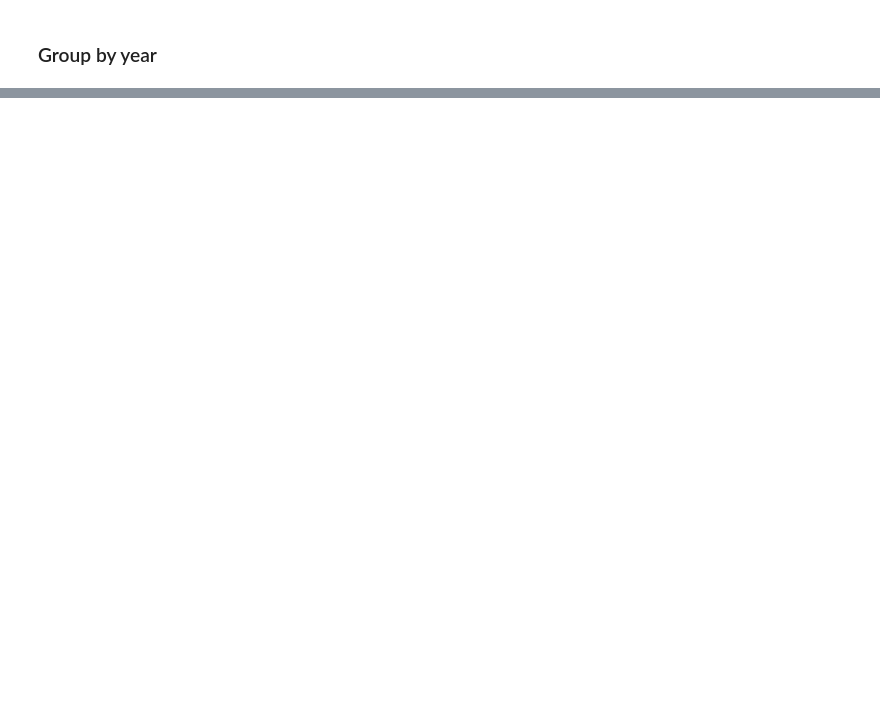
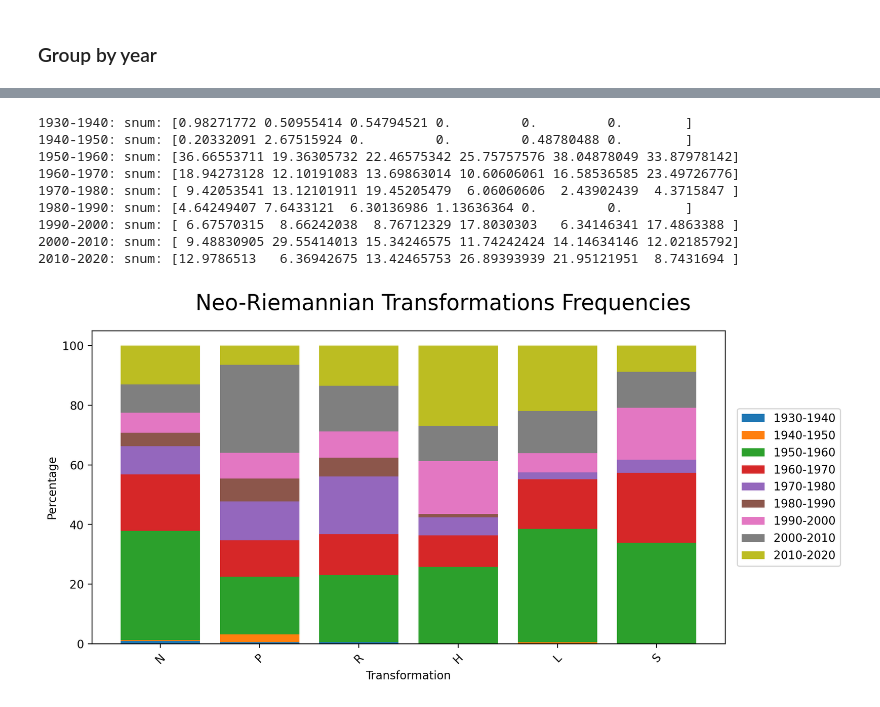
Before and after one commit to 1chenjes1/EPFL_DCML_2025, a Jupyter notebook: Notebooks/5 - Neo-Riemannian Transformations.ipynb, the cells around one changed output, grey strips where cells are left out. Cells and saved outputs as stored; diff of their text form; code cells hidden in the pictures; blank space fills up the shorter version.

```diff
--- a/Notebooks/5 - Neo-Riemannian Transformations.ipynb
+++ b/Notebooks/5 - Neo-Riemannian Transformations.ipynb
@@ -139,0 +135,51 @@ S: snum: [0.96198604 0.93698328 0.7176497  0.69660862]
+# %%
+bins = np.arange(1930, 2030, 10)
+bin_labels = [f"{start}-{start+10}" for start in bins[:-1]]
+
+transformations_cut['year_bin'] = pd.cut(transformations_cut['recording_year'], bins=bins, labels=bin_labels, right=False)
+
+tot_counts = transformations_cut.value_counts(subset=['transformation']).reset_index(name='count')['count']
+x = transformations_cut.value_counts(subset=['transformation']).reset_index(name='count')['transformation']
+num_bins = len(x)
+
+fig, ax = plt.subplots(figsize=(10, 5))
+current_itn = np.zeros(num_bins)
+
+for years in bin_labels:
+    transformation_years = transformations_cut[transformations_cut['year_bin']== years]
+    transformations_years_grouped = (
+        transformation_years.groupby('transformation')
+        .size()
+        .reindex(x, fill_value=0)
+        .reset_index(name='count')
+    )
+
+    y = transformations_years_grouped['count'] * 100 / tot_counts
+    y = np.array(y)
+    print(f"{years}: snum: {y}")
+
+    ax.bar(x, y, bottom = current_itn, label=years)
+
+    current_itn = current_itn + y
+
+    ax.set_xticks(np.arange(num_bins))
+    ax.set_xlabel('Transformation')
+    ax.set_ylabel('Percentage')
+    ax.set_xticklabels(x,rotation=45)
+
+plt.suptitle('Neo-Riemannian Transformations Frequencies', fontsize=19)
+plt.legend(bbox_to_anchor=(1.01,0.5), loc='center left')
+plt.tight_layout()
+#plt.savefig(f"../Results/NotesPerChordMajor")
+plt.show()
+# %% [output]
+1930-1940: snum: [0.98271772 0.50955414 0.54794521 0.         0.         0.        ]
+1940-1950: snum: [0.20332091 2.67515924 0.         0.         0.48780488 0.        ]
+1950-1960: snum: [36.66553711 19.36305732 22.46575342 25.75757576 38.04878049 33.87978142]
+1960-1970: snum: [18.94273128 12.10191083 13.69863014 10.60606061 16.58536585 23.49726776]
+1970-1980: snum: [ 9.42053541 13.12101911 19.45205479  6.06060606  2.43902439  4.3715847 ]
+1980-1990: snum: [4.64249407 7.6433121  6.30136986 1.13636364 0.         0.        ]
+1990-2000: snum: [ 6.67570315  8.66242038  8.76712329 17.8030303   6.34146341 17.4863388 ]
+2000-2010: snum: [ 9.48830905 29.55414013 15.34246575 11.74242424 14.14634146 12.02185792]
+2010-2020: snum: [12.9786513   6.36942675 13.42465753 26.89393939 21.95121951  8.7431694 ]
+[figure, added]
```
Also changed, not shown: parts of 18 cells of this notebook, 4 other files.
